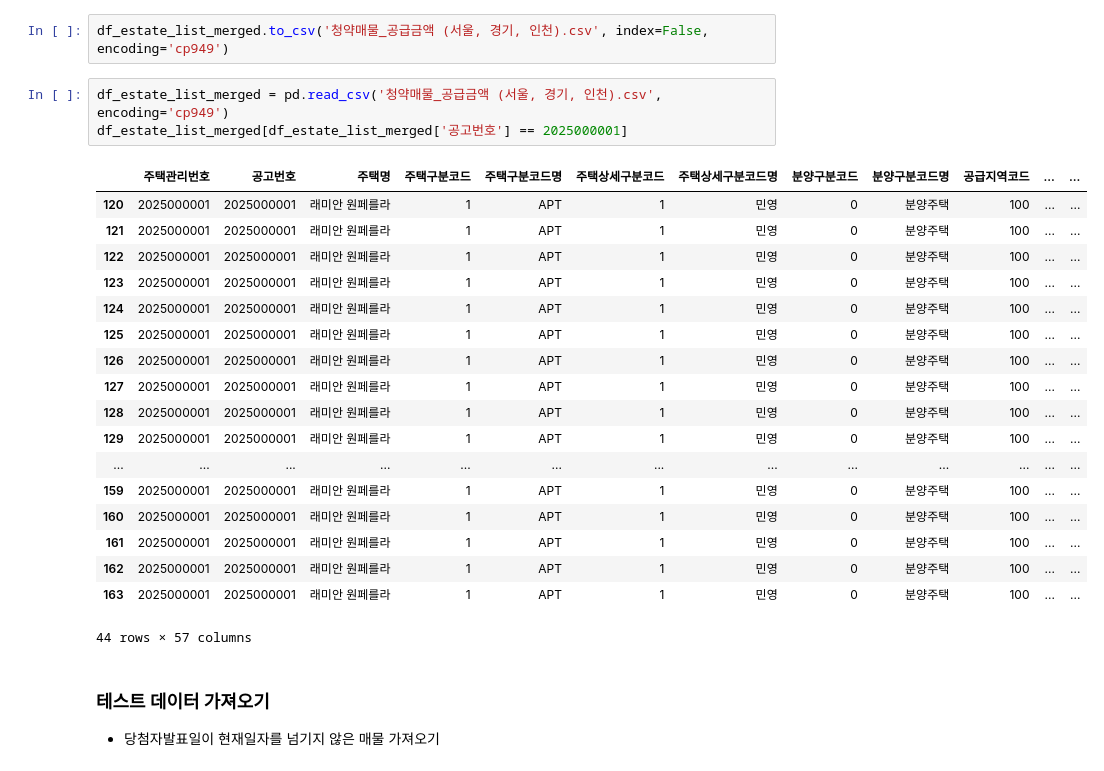
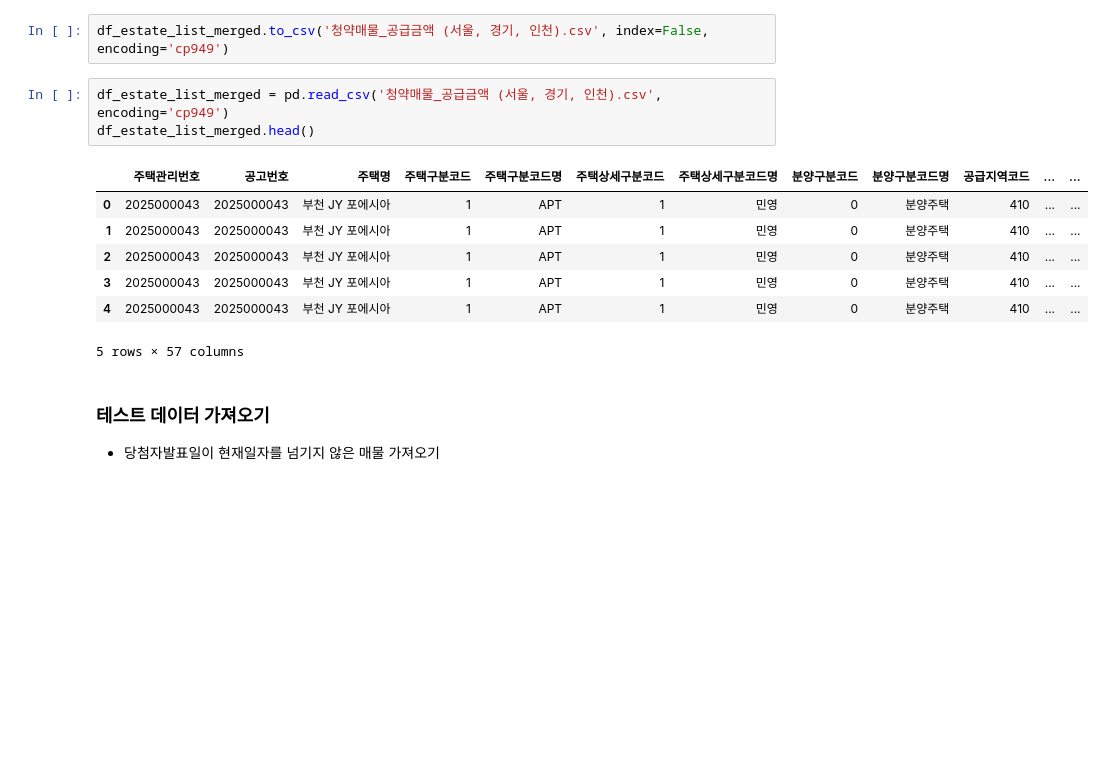
Before and after one commit to choikwangil95/HKToss-MLOps-Proejct, a Jupyter notebook: src/storage/raw_data/data_merged.ipynb, the cells around one changed output. Cells and saved outputs as stored; diff of their text form; blank space fills up the shorter version.

```diff
--- a/src/storage/raw_data/data_merged.ipynb
+++ b/src/storage/raw_data/data_merged.ipynb
@@ -327,26 +327,15 @@ NameError: name 'df_estate_list_merged' is not defined
 df_estate_list_merged.to_csv('청약매물_공급금액 (서울, 경기, 인천).csv', index=False, encoding='cp949')
 # %%
 df_estate_list_merged = pd.read_csv('청약매물_공급금액 (서울, 경기, 인천).csv', encoding='cp949')
-df_estate_list_merged[df_estate_list_merged['공고번호'] == 2025000001]
+df_estate_list_merged.head()
 # %% [output]
 |  | 주택관리번호 | 공고번호 | 주택명 | 주택구분코드 | 주택구분코드명 | 주택상세구분코드 | 주택상세구분코드명 | 분양구분코드 | 분양구분코드명 | 공급지역코드 | ... | ... |
-| 120 | 2025000001 | 2025000001 | 래미안 원페를라 | 1 | APT | 1 | 민영 | 0 | 분양주택 | 100 | ... | ... |
-| 121 | 2025000001 | 2025000001 | 래미안 원페를라 | 1 | APT | 1 | 민영 | 0 | 분양주택 | 100 | ... | ... |
-| 122 | 2025000001 | 2025000001 | 래미안 원페를라 | 1 | APT | 1 | 민영 | 0 | 분양주택 | 100 | ... | ... |
-| 123 | 2025000001 | 2025000001 | 래미안 원페를라 | 1 | APT | 1 | 민영 | 0 | 분양주택 | 100 | ... | ... |
-| 124 | 2025000001 | 2025000001 | 래미안 원페를라 | 1 | APT | 1 | 민영 | 0 | 분양주택 | 100 | ... | ... |
-| 125 | 2025000001 | 2025000001 | 래미안 원페를라 | 1 | APT | 1 | 민영 | 0 | 분양주택 | 100 | ... | ... |
-| 126 | 2025000001 | 2025000001 | 래미안 원페를라 | 1 | APT | 1 | 민영 | 0 | 분양주택 | 100 | ... | ... |
-| 127 | 2025000001 | 2025000001 | 래미안 원페를라 | 1 | APT | 1 | 민영 | 0 | 분양주택 | 100 | ... | ... |
-| 128 | 2025000001 | 2025000001 | 래미안 원페를라 | 1 | APT | 1 | 민영 | 0 | 분양주택 | 100 | ... | ... |
-| 129 | 2025000001 | 2025000001 | 래미안 원페를라 | 1 | APT | 1 | 민영 | 0 | 분양주택 | 100 | ... | ... |
-| ... | ... | ... | ... | ... | ... | ... | ... | ... | ... | ... | ... | ... |
-| 159 | 2025000001 | 2025000001 | 래미안 원페를라 | 1 | APT | 1 | 민영 | 0 | 분양주택 | 100 | ... | ... |
-| 160 | 2025000001 | 2025000001 | 래미안 원페를라 | 1 | APT | 1 | 민영 | 0 | 분양주택 | 100 | ... | ... |
-| 161 | 2025000001 | 2025000001 | 래미안 원페를라 | 1 | APT | 1 | 민영 | 0 | 분양주택 | 100 | ... | ... |
-| 162 | 2025000001 | 2025000001 | 래미안 원페를라 | 1 | APT | 1 | 민영 | 0 | 분양주택 | 100 | ... | ... |
-| 163 | 2025000001 | 2025000001 | 래미안 원페를라 | 1 | APT | 1 | 민영 | 0 | 분양주택 | 100 | ... | ... |
+| 0 | 2025000043 | 2025000043 | 부천 JY 포에시아 | 1 | APT | 1 | 민영 | 0 | 분양주택 | 410 | ... | ... |
+| 1 | 2025000043 | 2025000043 | 부천 JY 포에시아 | 1 | APT | 1 | 민영 | 0 | 분양주택 | 410 | ... | ... |
+| 2 | 2025000043 | 2025000043 | 부천 JY 포에시아 | 1 | APT | 1 | 민영 | 0 | 분양주택 | 410 | ... | ... |
+| 3 | 2025000043 | 2025000043 | 부천 JY 포에시아 | 1 | APT | 1 | 민영 | 0 | 분양주택 | 410 | ... | ... |
+| 4 | 2025000043 | 2025000043 | 부천 JY 포에시아 | 1 | APT | 1 | 민영 | 0 | 분양주택 | 410 | ... | ... |
-44 rows × 57 columns
+5 rows × 57 columns
 # %% [markdown]
 ### 테스트 데이터 가져오기
 - 당첨자발표일이 현재일자를 넘기지 않은 매물 가져오기
```
Also changed, not shown: parts of 15 cells of this notebook, 1 other file.
